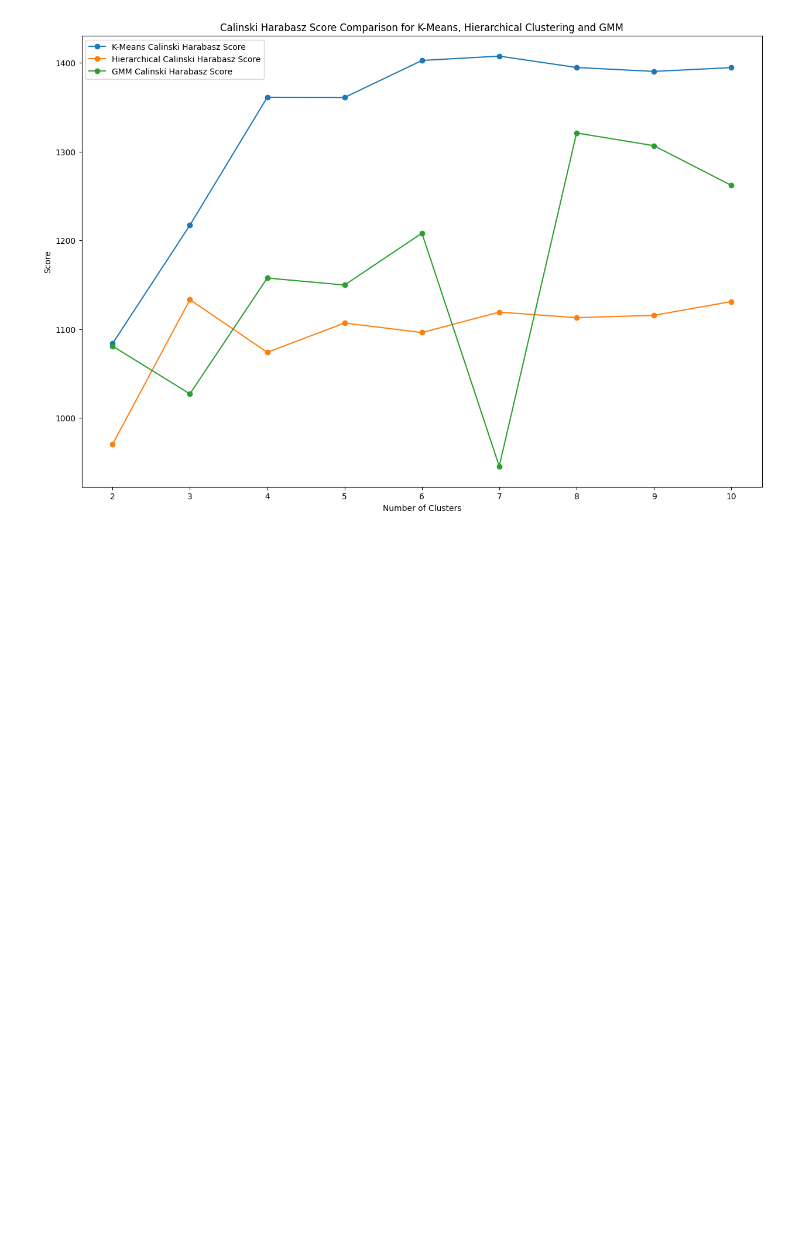
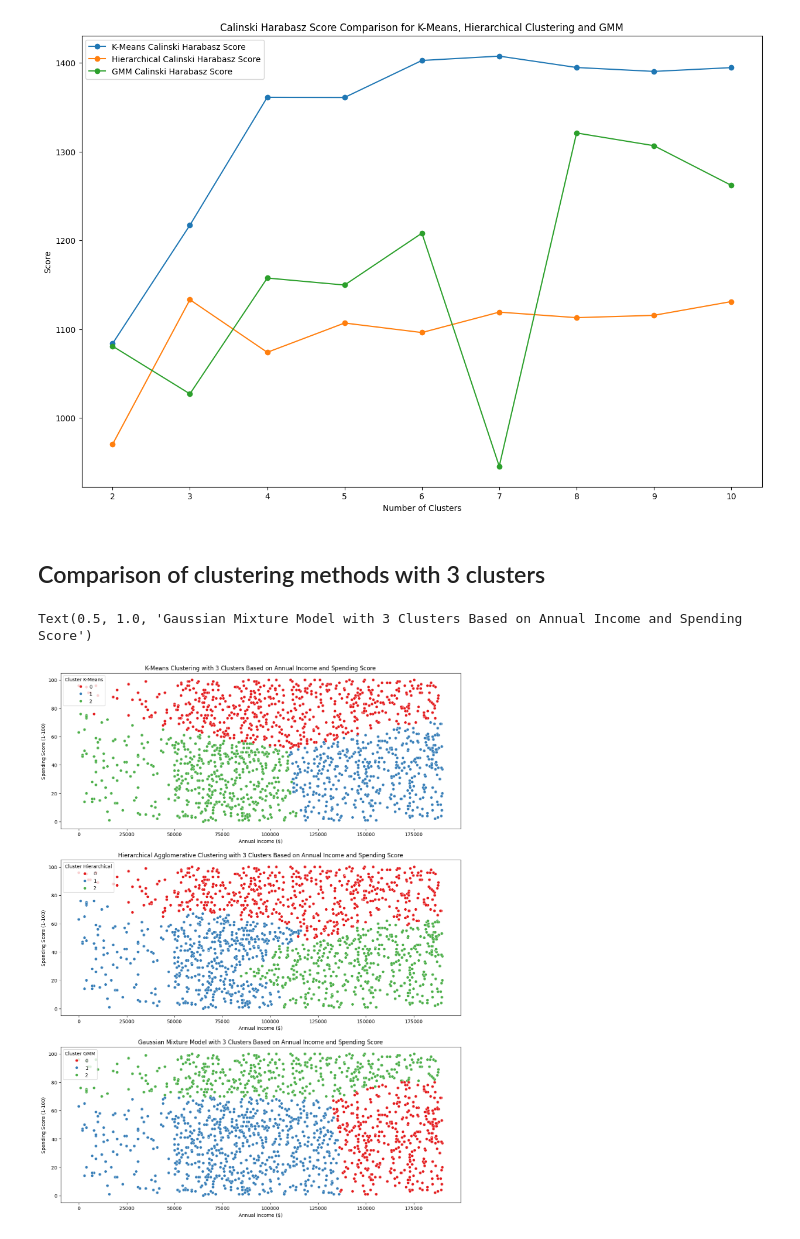
Before and after one commit to Bluxen/DA-Project2, a Jupyter notebook: 13_Shop_Customer_Data.ipynb, the cells around one changed output. Cells and saved outputs as stored; diff of their text form; code cells hidden in the pictures; blank space fills up the shorter version.

```diff
--- a/13_Shop_Customer_Data.ipynb
+++ b/13_Shop_Customer_Data.ipynb
@@ -817,3 +829,30 @@ plt.legend()
 plt.show()
 # %% [output]
 [figure]
+# %% [markdown]
+## Comparison of clustering methods with 3 clusters
+# %%
+kmeans = KMeans(n_clusters=3, random_state=17)
+customers_processed['Cluster K-Means'] = kmeans.fit_predict(features)
+
+hierarchical = AgglomerativeClustering(n_clusters=3)
+customers_processed['Cluster Hierarchical'] = hierarchical.fit_predict(features)
+
+gmm = GaussianMixture(n_components=3, random_state=17)
+customers_processed['Cluster GMM'] = gmm.fit_predict(features)
+
+plt.figure(figsize=(15,20))
+plt.subplot(3, 1, 1)
+sns.scatterplot(x='Annual Income ($)', y='Spending Score (1-100)', hue='Cluster K-Means', data=customers_processed, palette='Set1')
+plt.title('K-Means Clustering with 3 Clusters Based on Annual Income and Spending Score')
+
+plt.subplot(3, 1, 2)
+sns.scatterplot(x='Annual Income ($)', y='Spending Score (1-100)', hue='Cluster Hierarchical', data=customers_processed, palette='Set1')
+plt.title('Hierarchical Agglomerative Clustering with 3 Clusters Based on Annual Income and Spending Score')
+
+plt.subplot(3, 1, 3)
+sns.scatterplot(x='Annual Income ($)', y='Spending Score (1-100)', hue='Cluster GMM', data=customers_processed, palette='Set1')
+plt.title('Gaussian Mixture Model with 3 Clusters Based on Annual Income and Spending Score')
+# %% [output]
+Text(0.5, 1.0, 'Gaussian Mixture Model with 3 Clusters Based on Annual Income and Spending Score')
+[figure, added]
```
Also changed, not shown: parts of 2 cells of this notebook.
